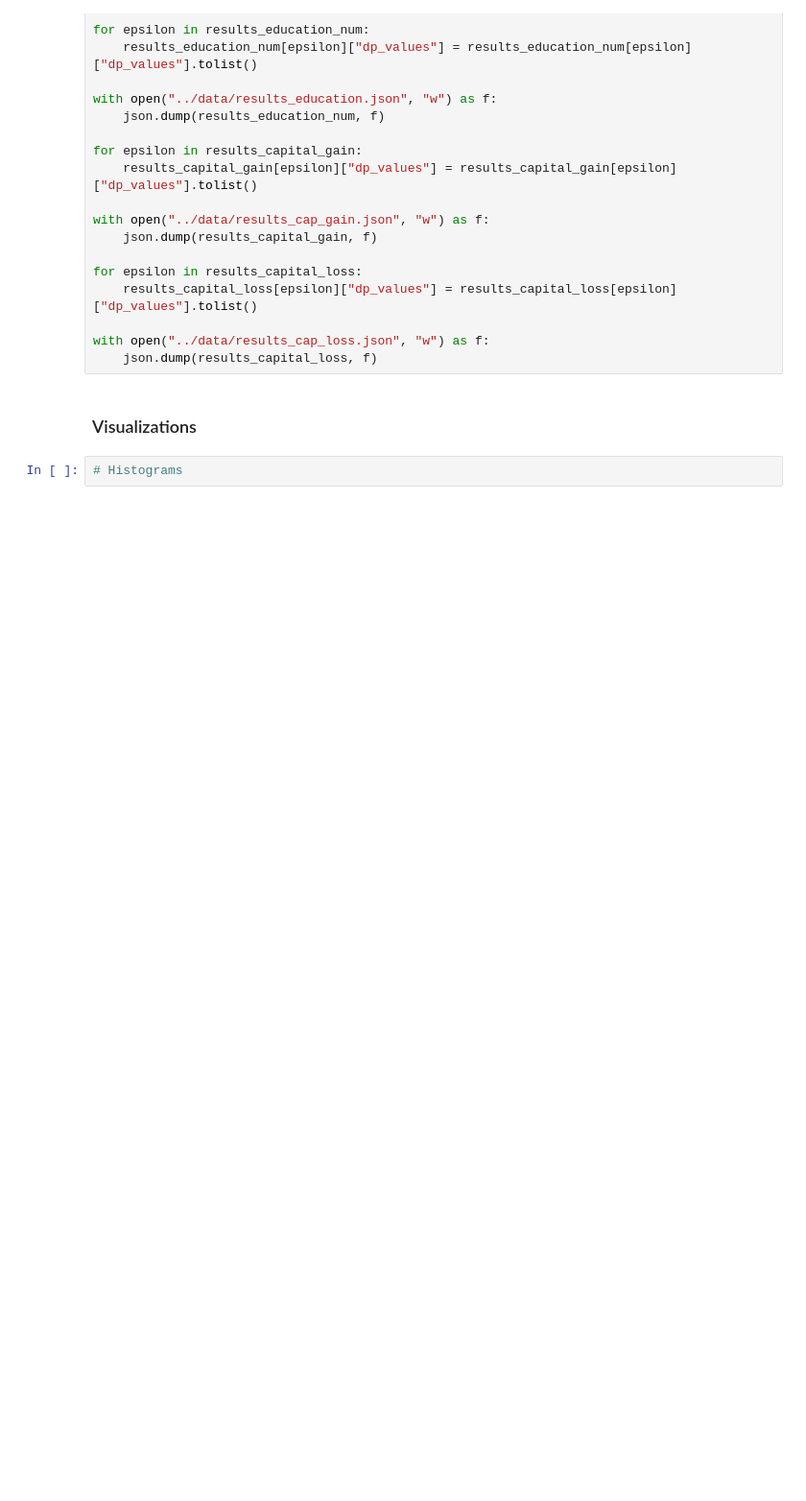
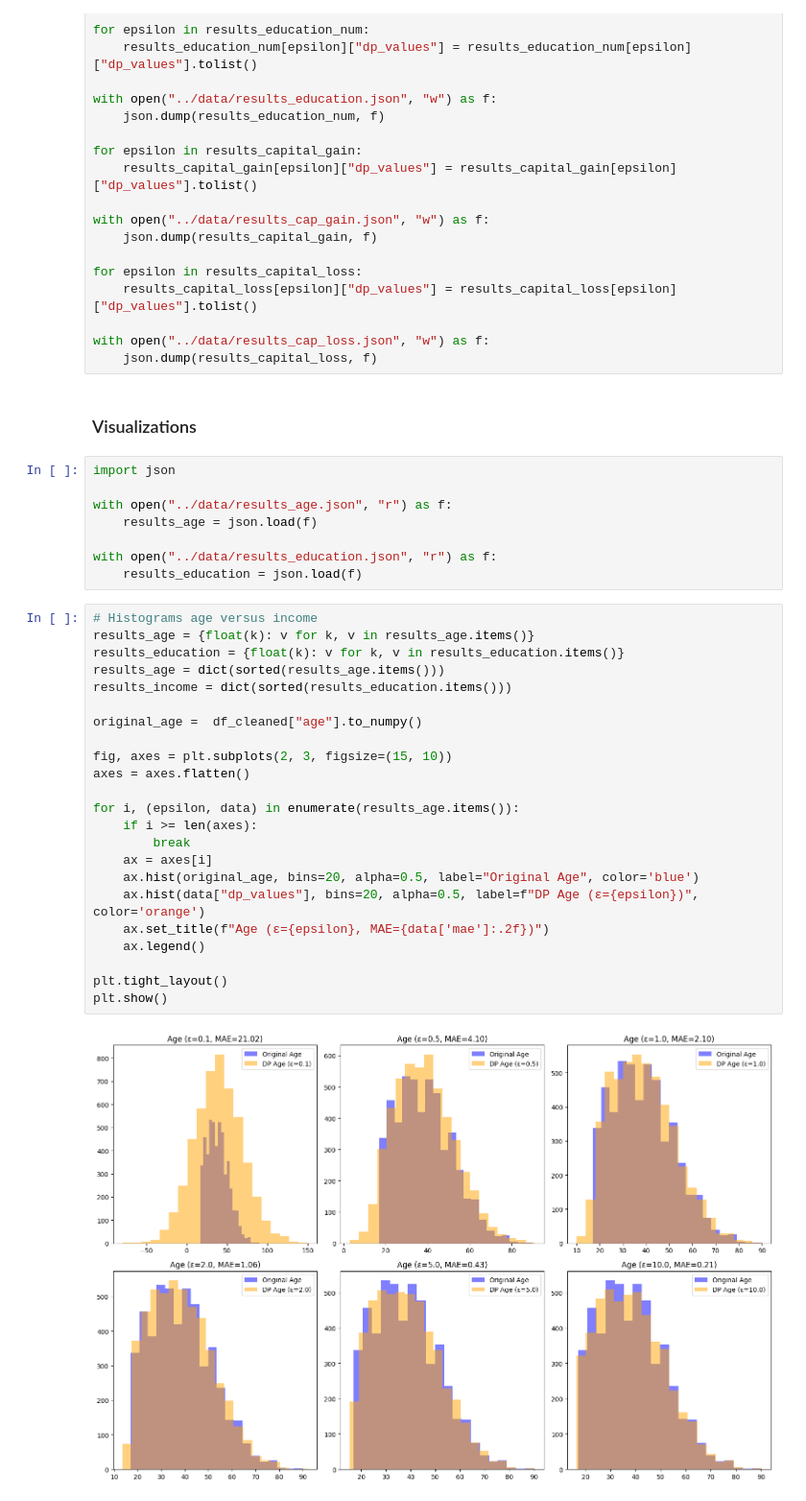
Before and after one commit to elaine-zhang12/data-privacy-final-project, a Jupyter notebook: us_census/us_census_dp.ipynb, the cells around one changed output. Shown: that part at 96% size. Cells and saved outputs as stored; diff of their text form; blank space fills up the shorter version.

```diff
--- a/us_census/us_census_dp.ipynb
+++ b/us_census/us_census_dp.ipynb
@@ -192,5 +192,36 @@ with open("../data/results_cap_loss.json", "w") as f:
     json.dump(results_capital_loss, f)
 # %% [markdown]
 ### Visualizations
-# %%
-# Histograms
+# %%
+import json
+
+with open("../data/results_age.json", "r") as f:
+    results_age = json.load(f)
+
+with open("../data/results_education.json", "r") as f:
+    results_education = json.load(f)
+# %%
+# Histograms age versus income
+results_age = {float(k): v for k, v in results_age.items()}
+results_education = {float(k): v for k, v in results_education.items()}
+results_age = dict(sorted(results_age.items()))
+results_income = dict(sorted(results_education.items()))
+
+original_age =  df_cleaned["age"].to_numpy()
+
+fig, axes = plt.subplots(2, 3, figsize=(15, 10))
+axes = axes.flatten()
+
+for i, (epsilon, data) in enumerate(results_age.items()):
+    if i >= len(axes):
+        break
+    ax = axes[i]
+    ax.hist(original_age, bins=20, alpha=0.5, label="Original Age", color='blue')
+    ax.hist(data["dp_values"], bins=20, alpha=0.5, label=f"DP Age (ε={epsilon})", color='orange')
+    ax.set_title(f"Age (ε={epsilon}, MAE={data['mae']:.2f})")
+    ax.legend()
+
+plt.tight_layout()
+plt.show()
+# %% [output]
+[figure, added]
```
Also changed, not shown: parts of 2 cells of this notebook, 1 other file.
